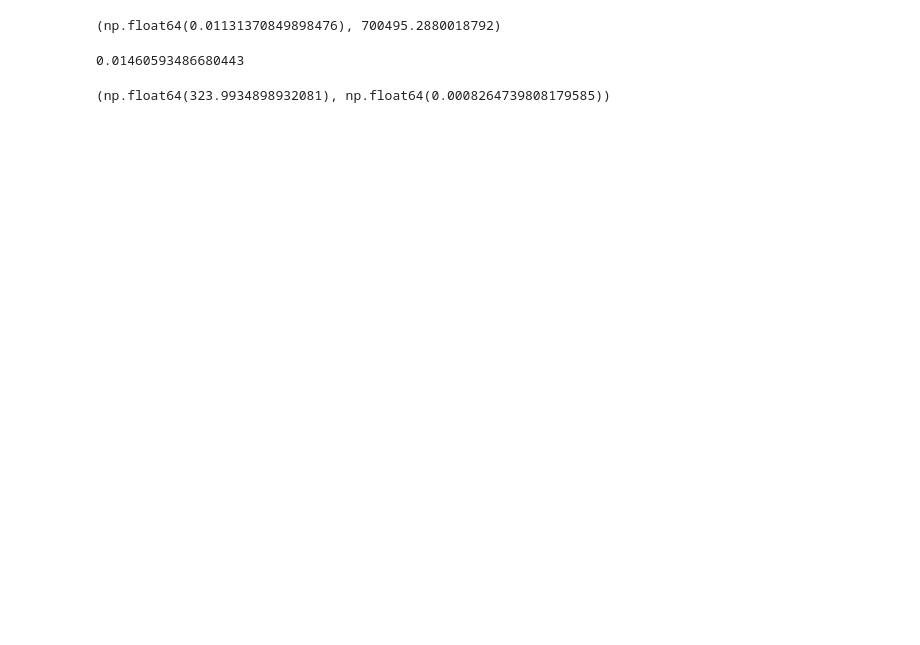
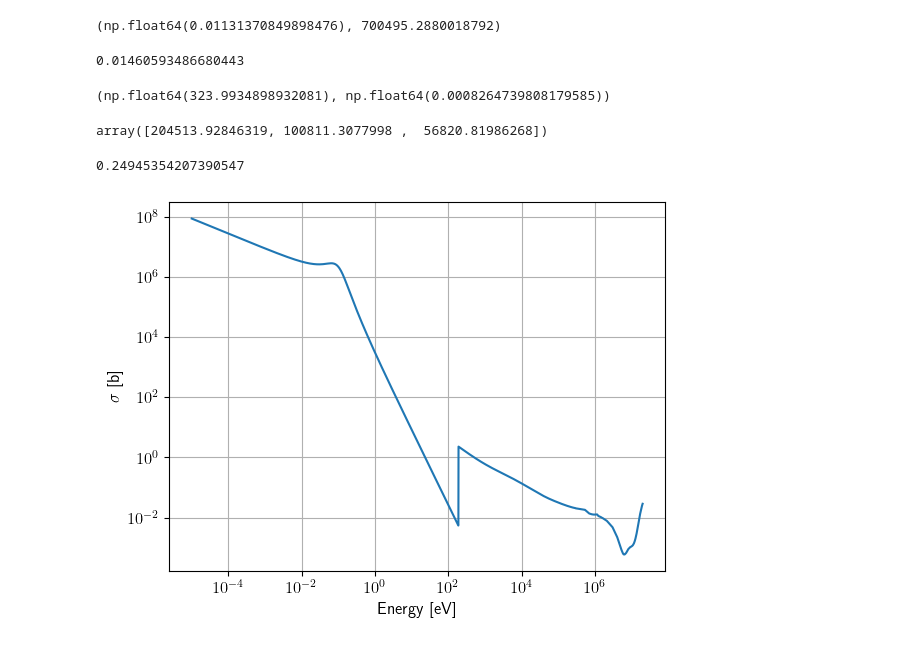
Before and after one commit to senior-design-npre458/preliminary-design, a Jupyter notebook: half-D-model/efficiency/Untitled.ipynb, the cells around one changed output. Cells and saved outputs as stored; diff of their text form; code cells hidden in the pictures; blank space fills up the shorter version.

```diff
--- a/half-D-model/efficiency/Untitled.ipynb
+++ b/half-D-model/efficiency/Untitled.ipynb
@@ -96,0 +104,4 @@ func(2, 60, scale = 5)
+# %%
+kinematic_visc / D
+# %% [output]
+array([204513.92846319, 100811.3077998 ,  56820.81986268])
@@ -96,0 +110,21 @@ func(2, 60, scale = 5)
+# %%
+ci2bq = 37e9
+tritium_activity = 2400 / 24 / 3600 #curies per day to curies per second
+tritium_activity *= ci2bq  #convert to bq
+tritium_particles = tritium_activity / data.decay_constant('H3')
+
+tritium_mass = tritium_particles / scp.constants.Avogadro * data.atomic_mass('H3')
+tritium_mass * 24 * 3600 * 365
+tritium_mass * 24 * 3600
+# %% [output]
+0.24945354207390547
+# %%
+xe = data.IncidentNeutron.from_hdf5('/Users/nathanglaser/cross_sections/endfb-vii.1-hdf5/neutron/Xe135.h5')
+xs = xe[27].xs['900K']
+energies = xe.energy['900K']
+plt.loglog(energies, xs(energies))
+plt.xlabel('Energy  [eV]')
+plt.ylabel('$\sigma$  [b]')
+plt.minorticks_on()
+# %% [output]
+[figure, added]
```
Also changed, not shown: parts of 4 cells of this notebook, 2 other files.
